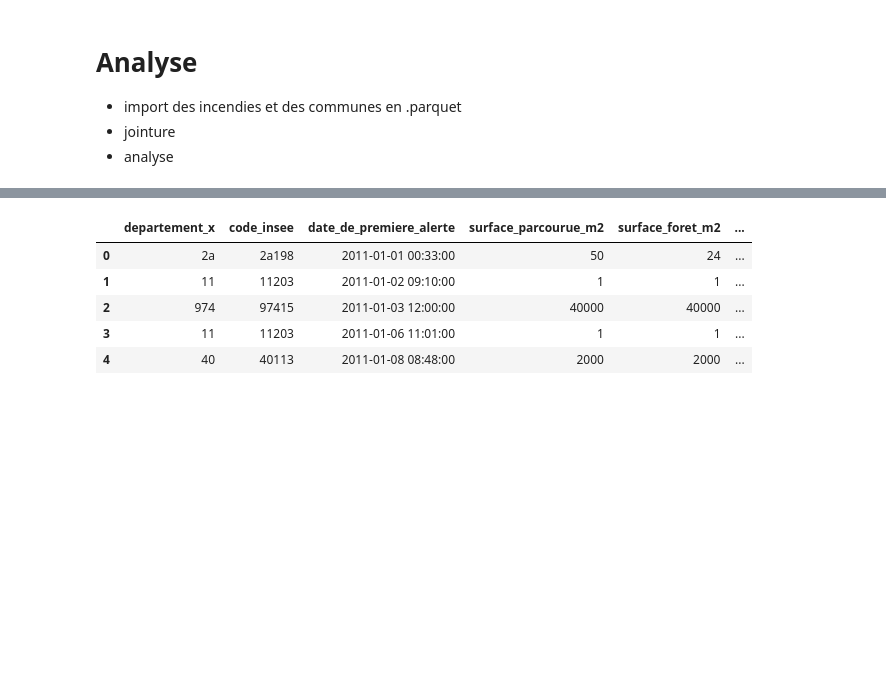
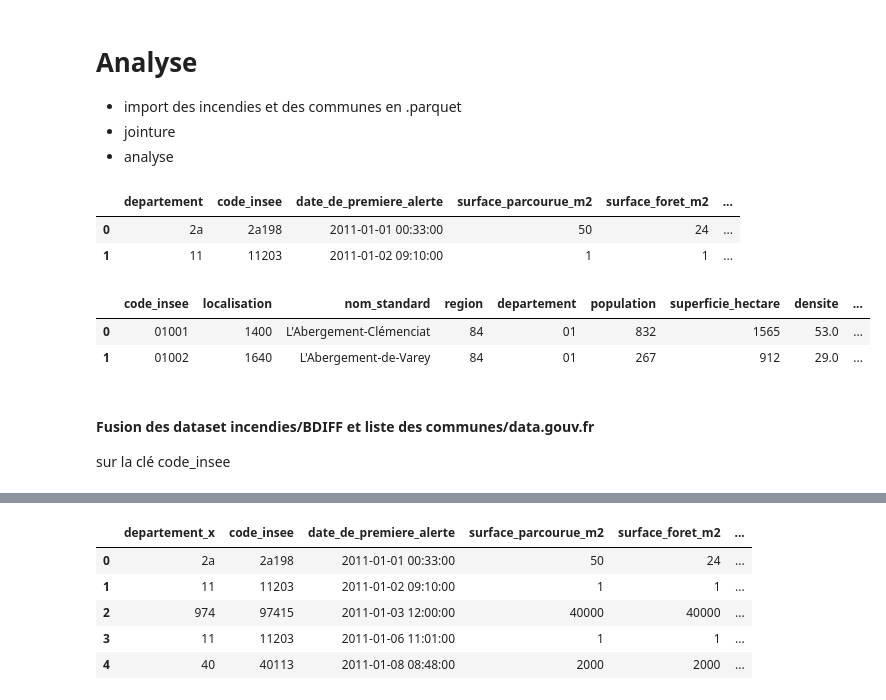
Before and after one commit to philippelaurens/incendies, a Jupyter notebook: notebooks/analyse.ipynb, the cells around one changed output, grey strips where cells are left out. Saved outputs shown, nothing was run; the diff lists cells and outputs as text; code cells hidden in the pictures; blank space fills up the shorter version.

```diff
--- a/notebooks/analyse.ipynb
+++ b/notebooks/analyse.ipynb
@@ -28,6 +33,21 @@ df_incendies = pd.read_parquet(
 df_communes = pd.read_parquet(
     GEO_DATA_CLEAN_DIR / "communes.parquet"
 )
+# %%
+df_incendies.head(2)
+# %% [output]
+|  | departement | code_insee | date_de_premiere_alerte | surface_parcourue_m2 | surface_foret_m2 | ... |
+| 0 | 2a | 2a198 | 2011-01-01 00:33:00 | 50 | 24 | ... |
+| 1 | 11 | 11203 | 2011-01-02 09:10:00 | 1 | 1 | ... |
+# %%
+df_communes.head(2)
+# %% [output]
+|  | code_insee | localisation | nom_standard | region | departement | population | superficie_hectare | densite | ... |
+| 0 | 01001 | 1400 | L'Abergement-Clémenciat | 84 | 01 | 832 | 1565 | 53.0 | ... |
+| 1 | 01002 | 1640 | L'Abergement-de-Varey | 84 | 01 | 267 | 912 | 29.0 | ... |
+# %% [markdown]
+#### Fusion des dataset incendies/BDIFF et liste des communes/data.gouv.fr
+sur la clé code_insee
 # %%
 df = df_incendies.merge(
     df_communes,
```
Also changed, not shown: parts of 4 cells of this notebook, 6 other files.
